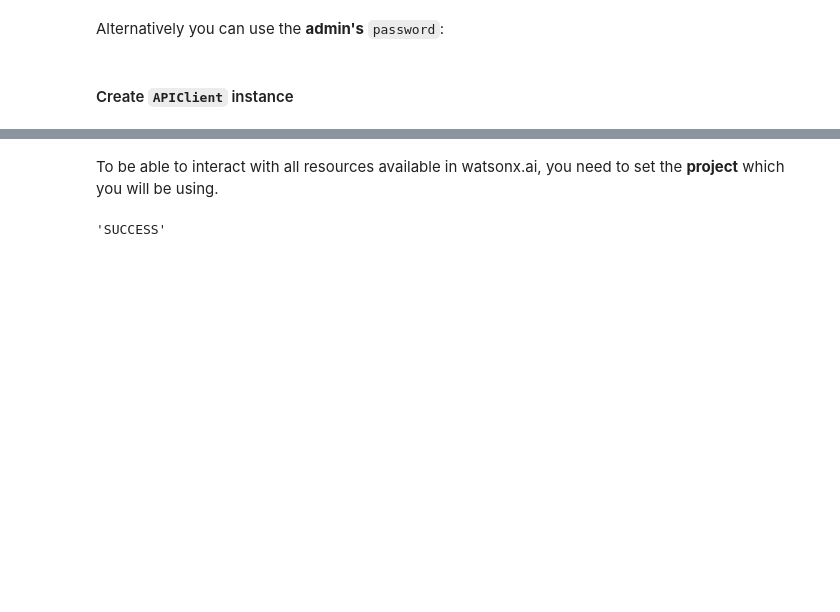
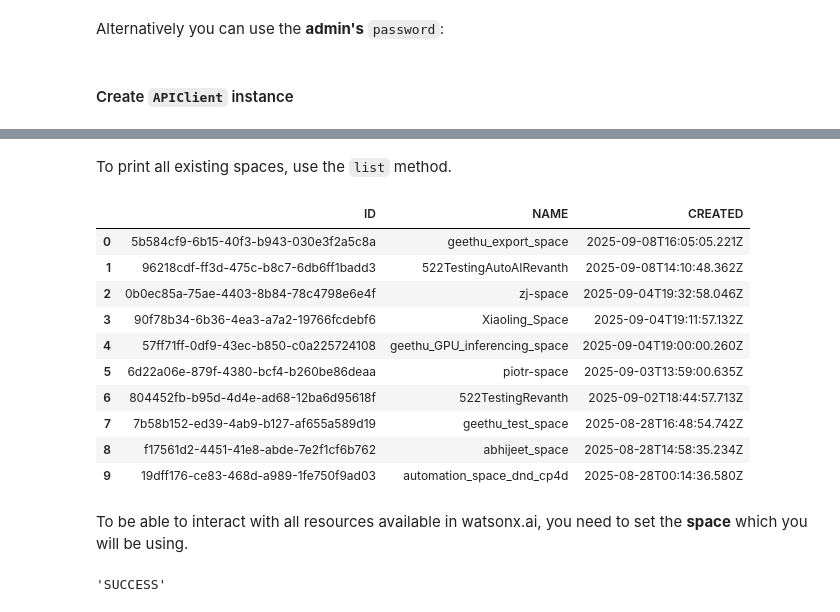
Before and after one commit to IBM/watsonx-ai-samples, a Jupyter notebook: cpd5.2/notebooks/python_sdk/experiments/autoai_rag/Use AutoAI RAG and Chroma to create a pattern about IBM.ipynb, the cells around one changed output, grey strips where cells are left out. Drawn from its saved outputs; the diff is of its cells as text; code cells hidden in the pictures; blank space fills up the shorter version.

```diff
--- a/cpd5.2/notebooks/python_sdk/experiments/autoai_rag/Use AutoAI RAG and Chroma to create a pattern about IBM.ipynb
+++ b/cpd5.2/notebooks/python_sdk/experiments/autoai_rag/Use AutoAI RAG and Chroma to create a pattern about IBM.ipynb
@@ -53,6 +51,15 @@ Authenticate the watsonx.ai Runtime service on IBM Cloud Pak® for Data. You nee
-# %%
-username = "PASTE YOUR USERNAME HERE"
-url = "PASTE THE PLATFORM URL HERE"
+# %%
+import os
+
+try:
+    username = os.environ["USERNAME"]
+except KeyError:
+    username = input("Please enter your username (hit enter): ")
+
+try:
+    url = os.environ["URL"]
+except KeyError:
+    url = input("Please enter the platform url (hit enter): ")
 # %% [markdown]
 Use the **admin's** `api_key` to authenticate watsonx.ai Runtime services:
 # %%
@@ -108,3 +114,19 @@ except KeyError:
+# %% [markdown]
+To print all existing spaces, use the `list` method.
+# %%
+client.spaces.list(limit=10)
+# %% [output]
+|  | ID | NAME | CREATED |
+| 0 | 5b584cf9-6b15-40f3-b943-030e3f2a5c8a | geethu_export_space | 2025-09-08T16:05:05.221Z |
+| 1 | 96218cdf-ff3d-475c-b8c7-6db6ff1badd3 | 522TestingAutoAIRevanth | 2025-09-08T14:10:48.362Z |
+| 2 | 0b0ec85a-75ae-4403-8b84-78c4798e6e4f | zj-space | 2025-09-04T19:32:58.046Z |
+| 3 | 90f78b34-6b36-4ea3-a7a2-19766fcdebf6 | Xiaoling_Space | 2025-09-04T19:11:57.132Z |
+| 4 | 57ff71ff-0df9-43ec-b850-c0a225724108 | geethu_GPU_inferencing_space | 2025-09-04T19:00:00.260Z |
+| 5 | 6d22a06e-879f-4380-bcf4-b260be86deaa | piotr-space | 2025-09-03T13:59:00.635Z |
+| 6 | 804452fb-b95d-4d4e-ad68-12ba6d95618f | 522TestingRevanth | 2025-09-02T18:44:57.713Z |
+| 7 | 7b58b152-ed39-4ab9-b127-af655a589d19 | geethu_test_space | 2025-08-28T16:48:54.742Z |
+| 8 | f17561d2-4451-41e8-abde-7e2f1cf6b762 | abhijeet_space | 2025-08-28T14:58:35.234Z |
+| 9 | 19dff176-ce83-468d-a989-1fe750f9ad03 | automation_space_dnd_cp4d | 2025-08-28T00:14:36.580Z |
 # %% [markdown]
-To be able to interact with all resources available in watsonx.ai, you need to set the **project** which you will be using.
+To be able to interact with all resources available in watsonx.ai, you need to set the **space** which you will be using.
 # %%
```
Also changed, not shown: parts of 36 cells of this notebook, 2 other files.
